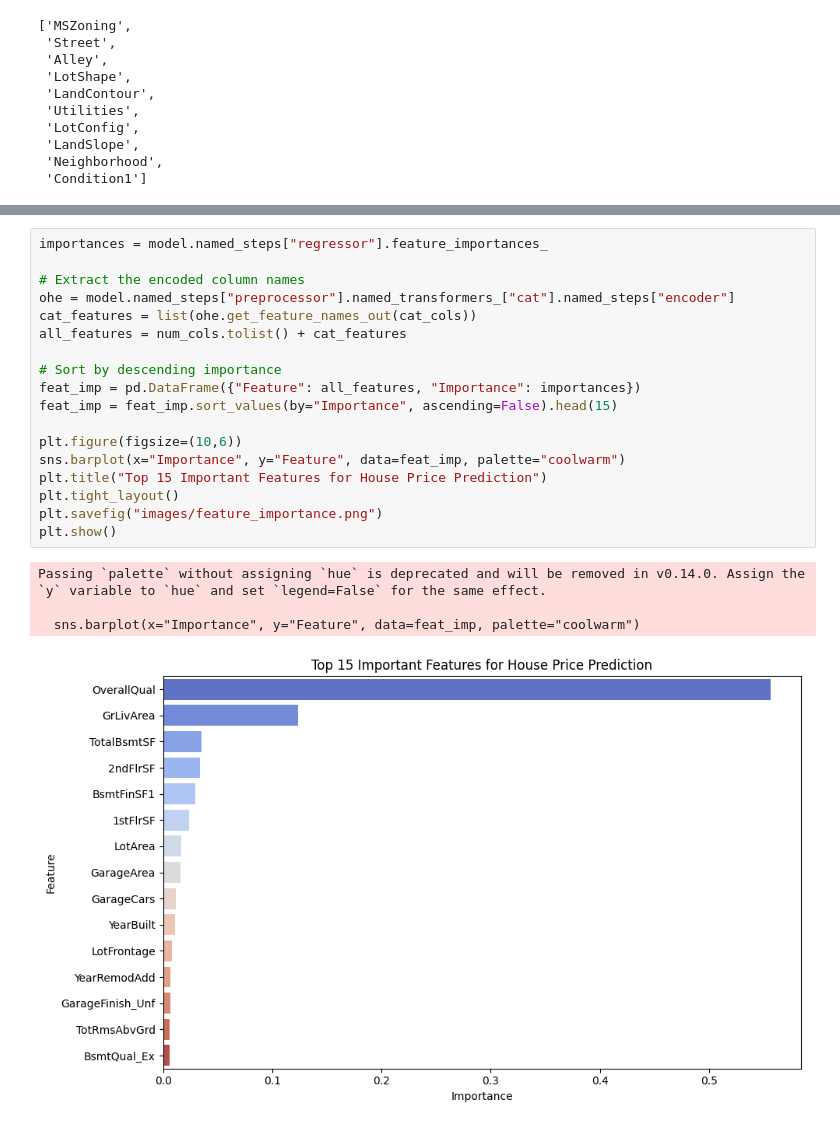
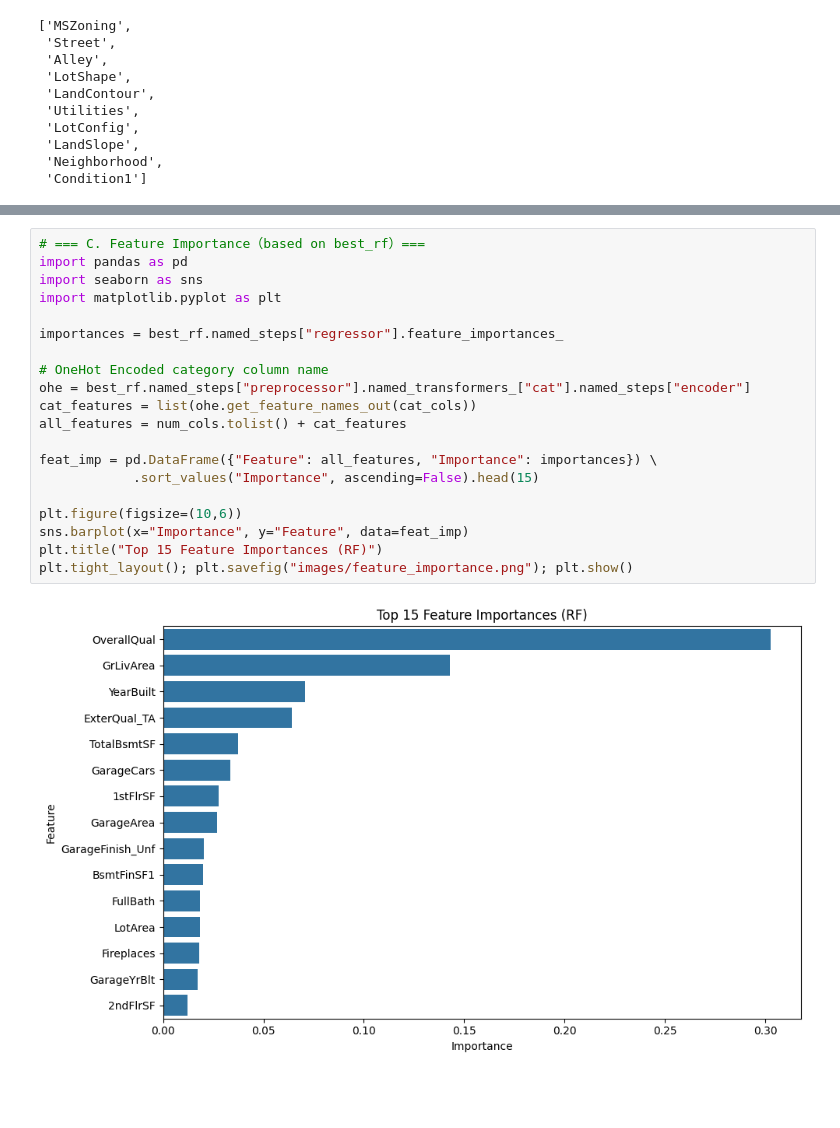
Before and after one commit to Yenyang123/6006CEM-ML-Assignment, a Jupyter notebook: regression_houseprice.ipynb, the cells around one changed output, grey strips where cells are left out. Saved outputs shown, nothing was run; the diff lists cells and outputs as text; blank space fills up the shorter version.

Commit message:
Done regression problem and import dataset Heart Disease for Classification problem

```diff
--- a/regression_houseprice.ipynb
+++ b/regression_houseprice.ipynb
@@ -199,26 +187,25 @@ R²    = 0.8935
 # %%
-importances = model.named_steps["regressor"].feature_importances_
+# === C. Feature Importance（based on best_rf）===
+import pandas as pd
+import seaborn as sns
+import matplotlib.pyplot as plt
 
-# Extract the encoded column names
-ohe = model.named_steps["preprocessor"].named_transformers_["cat"].named_steps["encoder"]
+importances = best_rf.named_steps["regressor"].feature_importances_
+
+# OneHot Encoded category column name
+ohe = best_rf.named_steps["preprocessor"].named_transformers_["cat"].named_steps["encoder"]
 cat_features = list(ohe.get_feature_names_out(cat_cols))
 all_features = num_cols.tolist() + cat_features
 
-# Sort by descending importance
-feat_imp = pd.DataFrame({"Feature": all_features, "Importance": importances})
-feat_imp = feat_imp.sort_values(by="Importance", ascending=False).head(15)
+feat_imp = pd.DataFrame({"Feature": all_features, "Importance": importances}) \
+            .sort_values("Importance", ascending=False).head(15)
 
 plt.figure(figsize=(10,6))
-sns.barplot(x="Importance", y="Feature", data=feat_imp, palette="coolwarm")
-plt.title("Top 15 Important Features for House Price Prediction")
-plt.tight_layout()
-plt.savefig("images/feature_importance.png")
-plt.show()
+sns.barplot(x="Importance", y="Feature", data=feat_imp)
+plt.title("Top 15 Feature Importances (RF)")
+plt.tight_layout(); plt.savefig("images/feature_importance.png"); plt.show()
 # %% [output]
-Passing `palette` without assigning `hue` is deprecated and will be removed in v0.14.0. Assign the `y` variable to `hue` and set `legend=False` for the same effect.
-
-  sns.barplot(x="Importance", y="Feature", data=feat_imp, palette="coolwarm")
-[figure, old version]
+[figure, new version]
 # %%
 from tensorflow.keras.models import Sequential
 from tensorflow.keras.layers import Dense, Dropout
```
Also changed, not shown: parts of 6 cells of this notebook, 4 other files.
